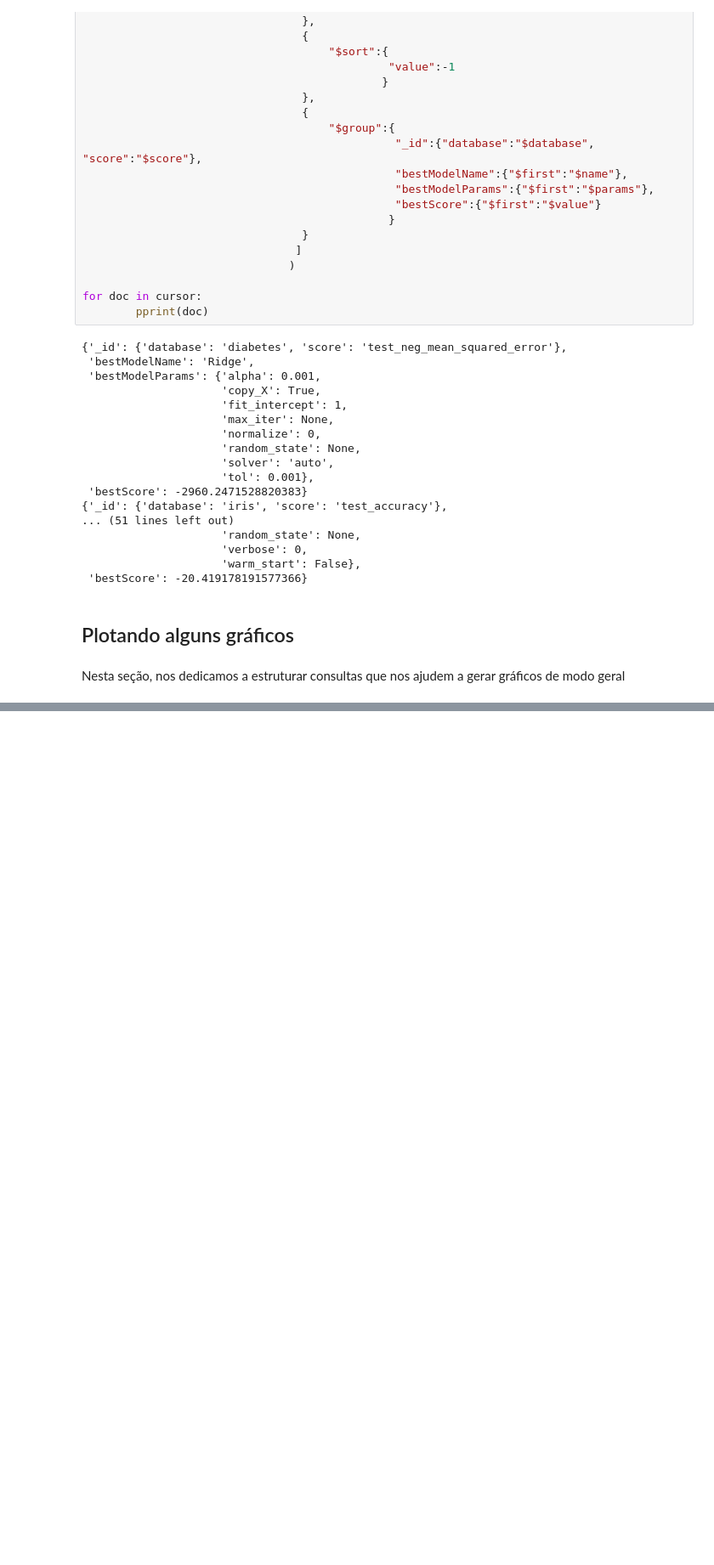
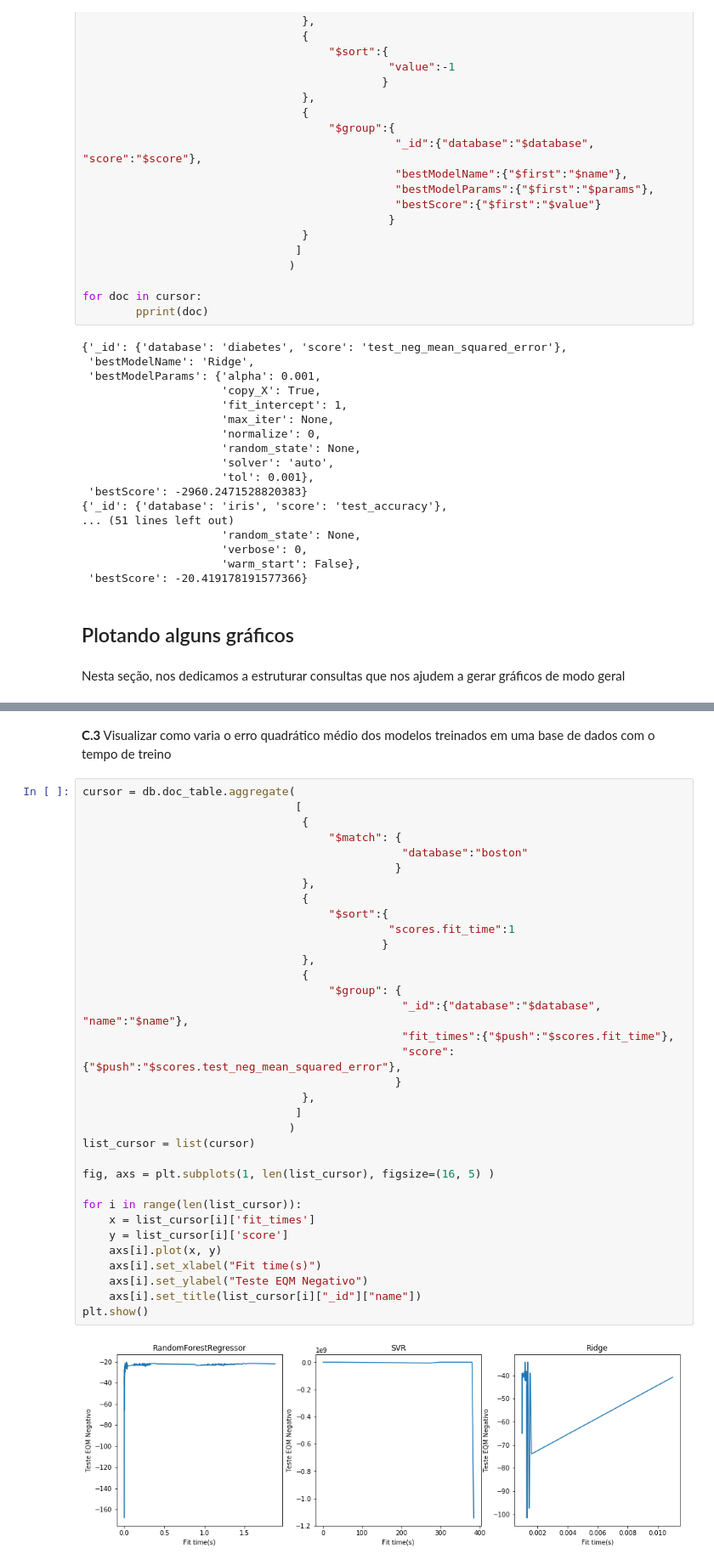
Before and after one commit to jaumpedro214/HyperTuning_Redis_Mongo, a Jupyter notebook: Consultas - MongoDB.ipynb, the cells around one changed output, grey strips where cells are left out. Shown: that part at 85% size. Cells and saved outputs as stored; diff of their text form; blank space fills up the shorter version.

```diff
--- a/Consultas - MongoDB.ipynb
+++ b/Consultas - MongoDB.ipynb
@@ -655,0 +712,38 @@ Nesta seção, nos dedicamos a estruturar consultas que nos ajudem a gerar gráf
+# %% [markdown]
+**C.3** Visualizar como varia o erro quadrático médio dos modelos treinados em uma base de dados com o tempo de treino
+# %%
+cursor = db.doc_table.aggregate(
+                                [
+                                 {
+                                     "$match": {
+                                                "database":"boston"
+                                               }
+                                 },
+                                 {
+                                     "$sort":{
+                                              "scores.fit_time":1
+                                             }
+                                 },
+                                 {
+                                     "$group": {
+                                                "_id":{"database":"$database", "name":"$name"},
+                                                "fit_times":{"$push":"$scores.fit_time"},
+                                                "score":{"$push":"$scores.test_neg_mean_squared_error"},
+                                               }
+                                 },
+                                ]
+                               )
+list_cursor = list(cursor)
+
+fig, axs = plt.subplots(1, len(list_cursor), figsize=(16, 5) )
+
+for i in range(len(list_cursor)):
+    x = list_cursor[i]['fit_times']
+    y = list_cursor[i]['score']
+    axs[i].plot(x, y)
+    axs[i].set_xlabel("Fit time(s)")
+    axs[i].set_ylabel("Teste EQM Negativo")
+    axs[i].set_title(list_cursor[i]["_id"]["name"])
+plt.show()
+# %% [output]
+[figure, added]
```
Also changed, not shown: parts of 23 cells of this notebook.
